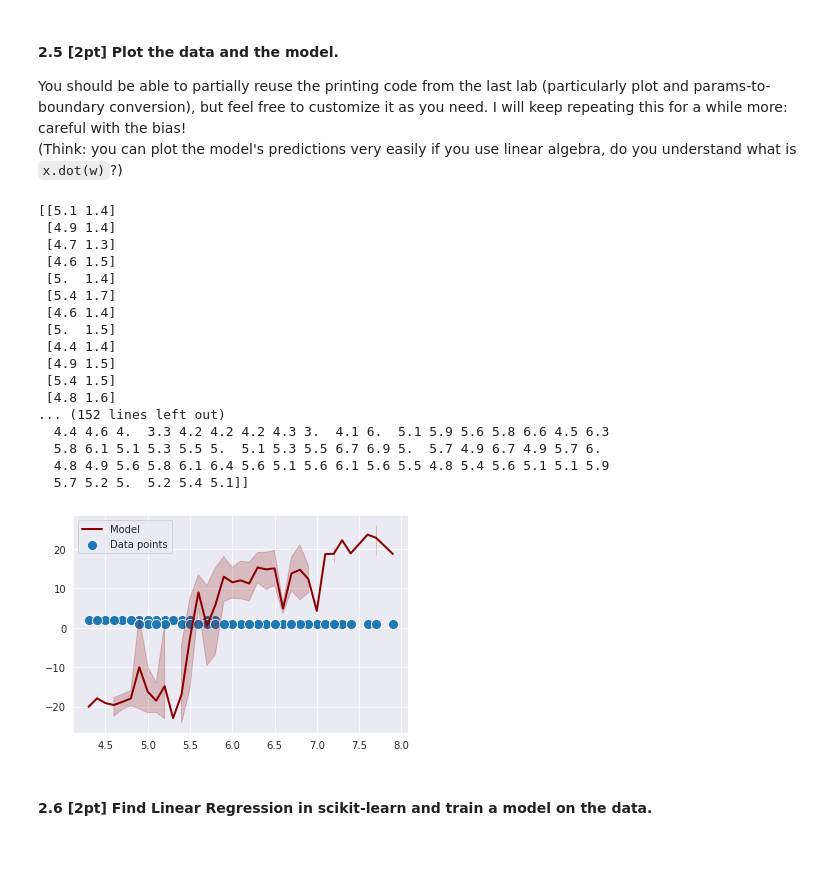
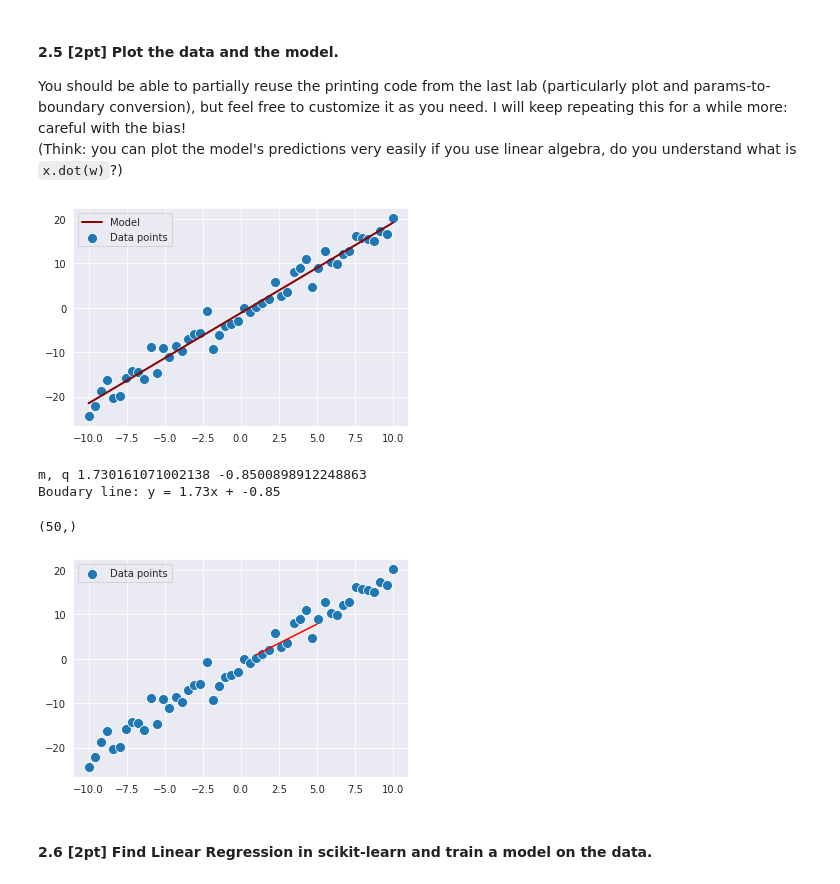
Before and after one commit to ahonongobi/ML-assignements, a Jupyter notebook: assignment_03.ipynb, the cells around one changed output. Drawn from its saved outputs; the diff is of its cells as text; code cells hidden in the pictures; blank space fills up the shorter version.

```diff
--- a/assignment_03.ipynb
+++ b/assignment_03.ipynb
@@ -238,0 +239,5 @@ print(w)
+# %%
+# second method return np.linalg.pinv(x.transpose().dot(x)).dot(x.transpose()).dot(y)
+def lr_w(x,y): return np.linalg.pinv(x.transpose().dot(x)).dot(x.transpose()).dot(y)
+w = lr_w(x, y)
+print(w)
@@ -318,36 +308,56 @@ I will keep repeating this for a while more: careful with the bias!
 # %%
 import matplotlib.pyplot as plt
 import seaborn as sns
 
+actual_x, _bias = x.transpose()
 
+def linear_regression_plot() :
+    sns.scatterplot(x=actual_x, y=y, s=100, label='Data points')
 
-# actual_x, _bias = x.transpose()
+def linear_model_plot(w,color='darkred', linewidth=2, linestyle='--') :
+    sns.lineplot(x=actual_x, y=x.dot(w), color=color, linewidth=linewidth, label='Model')
 
-def linear_regression_plot() : sns.scatterplot(x=actual_x, y=y, s=100, label='Data points')
-def linear_model_plot(w,color='darkred', linewidth=2, linestyle='--') : sns.lineplot(x=actual_x, y=x.dot(w), color=color, linewidth=linewidth, label='Model')
 # Plot the data
 linear_regression_plot()
 # Plot the model
 linear_model_plot(w)
 # %% [output]
-[[5.1 1.4]
- [4.9 1.4]
- [4.7 1.3]
- [4.6 1.5]
- [5.  1.4]
- [5.4 1.7]
- [4.6 1.4]
- [5.  1.5]
- [4.4 1.4]
- [4.9 1.5]
- [5.4 1.5]
- [4.8 1.6]
-... (152 lines left out)
-  4.4 4.6 4.  3.3 4.2 4.2 4.2 4.3 3.  4.1 6.  5.1 5.9 5.6 5.8 6.6 4.5 6.3
-  5.8 6.1 5.1 5.3 5.5 5.  5.1 5.3 5.5 6.7 6.9 5.  5.7 4.9 6.7 4.9 5.7 6.
-  4.8 4.9 5.6 5.8 6.1 6.4 5.6 5.1 5.6 6.1 5.6 5.5 4.8 5.4 5.6 5.1 5.1 5.9
-  5.7 5.2 5.  5.2 5.4 5.1]]
-[figure, old version]
+[figure, new version]
+# %%
+# second mthod with wb2mq and param2boundary
+
+def wb2mq(w, b):
+    assert len(w) == 2 # 2D data
+    assert np.all(w != 0) and b != 0 # Non-zero values
+    m = -w[0] / w[1]
+    q = -b / w[1]
+    return [m, q] # m and q
+
+def params2boundary(w, b):
+    m, q = wb2mq(w, b)
+    print("m, q", m, q)
+    print(f"Boudary line: y = {round(m, 2)}x + {round(q,2)}")
+    return lambda x: m*x + q
+
+def plot_data():
+    sns.scatterplot(x=actual_x, y=y, s=100, label='Data points')
+
+def plot_model(model):
+    x_spaces = np.linspace(1,5)
+    sns.lineplot(x=x_spaces, y=model(x_spaces), color='red')
+
+
+b= -1
+boundary = params2boundary(w,b)
+plot_data()
+plot_model(boundary)
+
+actual_x.shape
+# %% [output]
+m, q 1.730161071002138 -0.8500898912248863
+Boudary line: y = 1.73x + -0.85
+(50,)
+[figure, added]
 # %% [markdown]
 #### 2.6 **[2pt]** Find Linear Regression in scikit-learn and train a model on the data.
 # %% [markdown]
```
Also changed, not shown: parts of 11 cells of this notebook, 1 other file.
